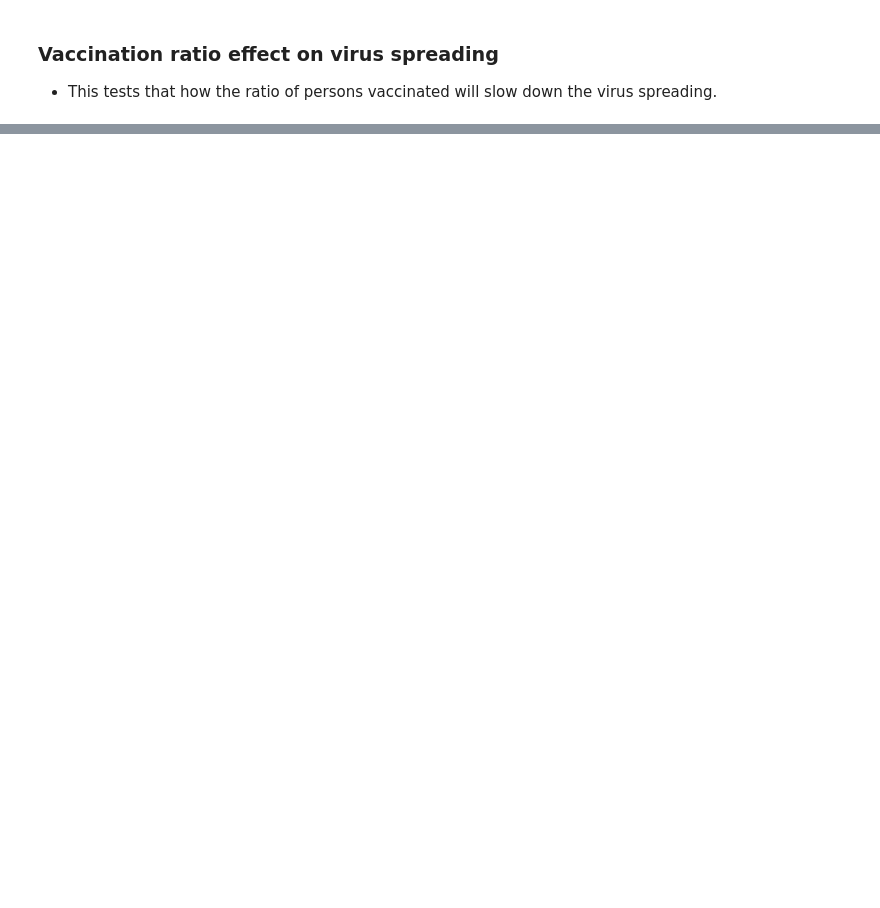
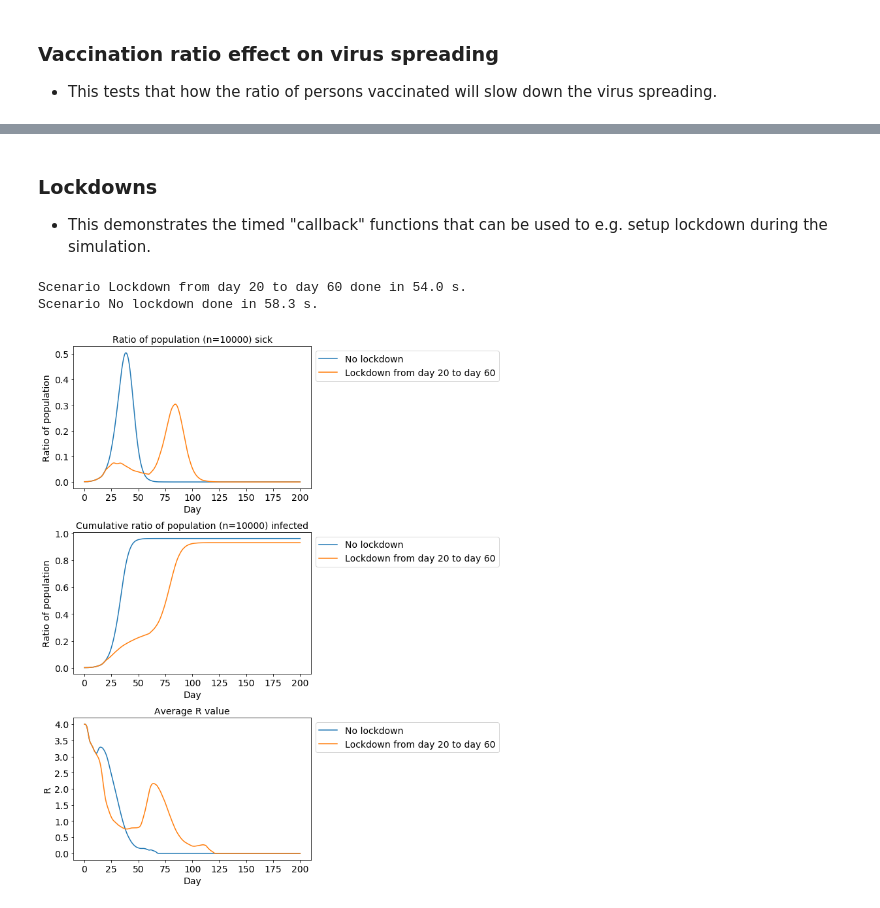
Before and after one commit to Kursula/virus_spreading_simulator, a Jupyter notebook: Virus_sim.ipynb, the cells around one changed output, grey strips where cells are left out. Cells and saved outputs as stored; diff of their text form; code cells hidden in the pictures; blank space fills up the shorter version.

```diff
--- a/Virus_sim.ipynb
+++ b/Virus_sim.ipynb
@@ -354,0 +137,62 @@ Scenario Do nothing done in 16.6 s.
+# %% [markdown]
+### Lockdowns
+- This demonstrates the timed "callback" functions that can be used to e.g. setup lockdown during the simulation.
+# %%
+virus = Virus(
+    name='Flu_1',
+    t_heal=240,
+    spreading_t_start=72,
+    spreading_coefficient=0.1,
+    infection_coefficient=0.1,
+)
+
+scenarios = []
+
+# Create reference case with no lockdowns
+scenario = setup_simulation(
+    virus=virus,
+    n_person=10000,
+    n_sick=10,
+    quarantine_ratio=0,
+    vaccinated_ratio=0,
+    masked_ratio=0,
+    mask=None
+)
+scenario['label'] = 'No lockdown'
+scenario['sim_hours'] = 200 * 24
+scenarios.append(scenario)
+
+# Create lockdown functions and the lockdown scenario
+def set_lockdown(scenario : dict):
+    prob = 0.9 # Put 90% of population to lockdown
+    for person in scenario['persons'].values():
+        if np.random.rand() < prob:
+            person.lockdown = True
+
+def clear_lockdown(scenario : dict):
+    for person in scenario['persons'].values():
+        person.lockdown = False
+
+scenario = setup_simulation(
+    virus=virus,
+    n_person=10000,
+    n_sick=10,
+    quarantine_ratio=0,
+    vaccinated_ratio=0,
+    masked_ratio=0,
+    mask=None
+)
+scenario['label'] = 'Lockdown from day 20 to day 60'
+scenario['sim_hours'] = 200 * 24
+scenario['callbacks'].append({'trigger' : 20 * 24, 'function' : set_lockdown})
+scenario['callbacks'].append({'trigger' : 60 * 24, 'function' : clear_lockdown})
+scenarios.append(scenario)
+
+with Pool(processes=2) as pool:
+    scenarios = pool.map(run_simulation, scenarios)
+
+plot_visuals(scenarios)
+# %% [output]
+Scenario Lockdown from day 20 to day 60 done in 54.0 s.
+Scenario No lockdown done in 58.3 s.
+[figure, added]
```
Also changed, not shown: parts of 17 cells of this notebook, 6 other files.
